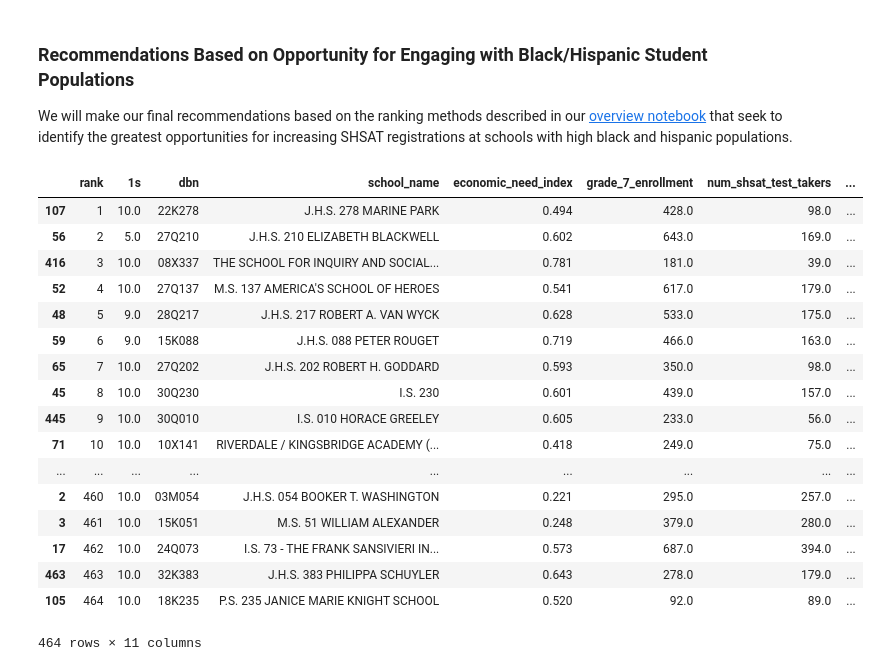
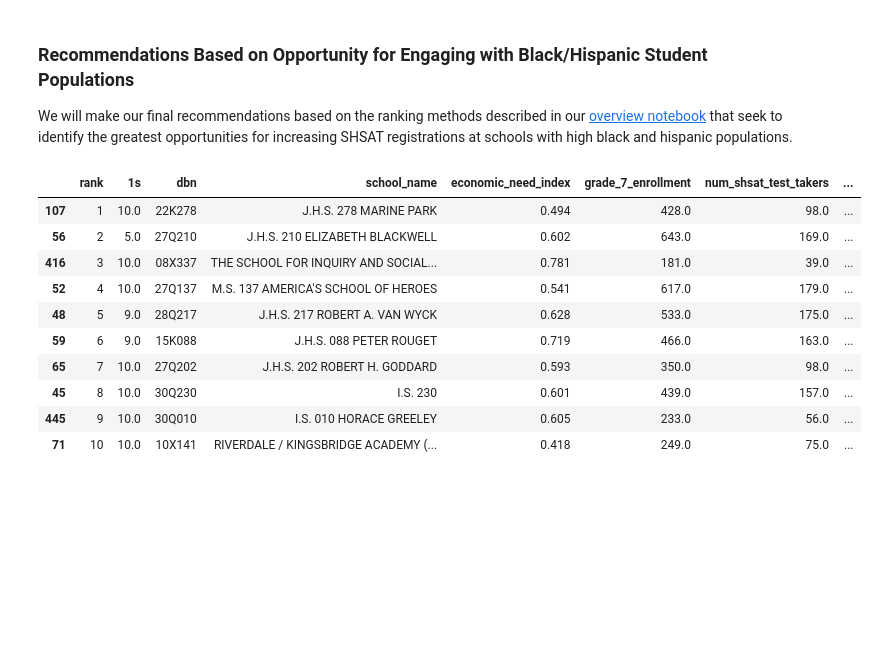
Before and after one commit to mwinton/W207-final-project, a Jupyter notebook: model_forests.ipynb, the cells around one changed output. Saved outputs shown, nothing was run; the diff lists cells and outputs as text; code cells hidden in the pictures; blank space fills up the shorter version.

```diff
--- a/model_forests.ipynb
+++ b/model_forests.ipynb
@@ -307,33 +300,26 @@ We will make our final recommendations based on the ranking methods described in
 # %%
 fp_df = run_model_get_ordered_predictions(best_forest, train_data, test_data,
                                       train_prepped, test_prepped,
                                       train_labels, test_labels)
 
 
 # We now use another util function to generate the list we'll feed to our final
 # ensemble evaluation.
 
 df_passnyc = create_passnyc_list(fp_df, train_data, test_data, train_labels, test_labels)
 # Write to CSV
 df_passnyc.to_csv('results/results.randomforest.csv')
 
-df_passnyc
+df_passnyc.head(10)
 # %% [output]
 |  | rank | 1s | dbn | school_name | economic_need_index | grade_7_enrollment | num_shsat_test_takers | ... |
 | 107 | 1 | 10.0 | 22K278 | J.H.S. 278 MARINE PARK | 0.494 | 428.0 | 98.0 | ... |
 | 56 | 2 | 5.0 | 27Q210 | J.H.S. 210 ELIZABETH BLACKWELL | 0.602 | 643.0 | 169.0 | ... |
 | 416 | 3 | 10.0 | 08X337 | THE SCHOOL FOR INQUIRY AND SOCIAL... | 0.781 | 181.0 | 39.0 | ... |
 | 52 | 4 | 10.0 | 27Q137 | M.S. 137 AMERICA'S SCHOOL OF HEROES | 0.541 | 617.0 | 179.0 | ... |
 | 48 | 5 | 9.0 | 28Q217 | J.H.S. 217 ROBERT A. VAN WYCK | 0.628 | 533.0 | 175.0 | ... |
 | 59 | 6 | 9.0 | 15K088 | J.H.S. 088 PETER ROUGET | 0.719 | 466.0 | 163.0 | ... |
 | 65 | 7 | 10.0 | 27Q202 | J.H.S. 202 ROBERT H. GODDARD | 0.593 | 350.0 | 98.0 | ... |
 | 45 | 8 | 10.0 | 30Q230 | I.S. 230 | 0.601 | 439.0 | 157.0 | ... |
 | 445 | 9 | 10.0 | 30Q010 | I.S. 010 HORACE GREELEY | 0.605 | 233.0 | 56.0 | ... |
 | 71 | 10 | 10.0 | 10X141 | RIVERDALE / KINGSBRIDGE ACADEMY (... | 0.418 | 249.0 | 75.0 | ... |
-| ... | ... | ... | ... | ... | ... | ... | ... | ... |
-| 2 | 460 | 10.0 | 03M054 | J.H.S. 054 BOOKER T. WASHINGTON | 0.221 | 295.0 | 257.0 | ... |
-| 3 | 461 | 10.0 | 15K051 | M.S. 51 WILLIAM ALEXANDER | 0.248 | 379.0 | 280.0 | ... |
-| 17 | 462 | 10.0 | 24Q073 | I.S. 73 - THE FRANK SANSIVIERI IN... | 0.573 | 687.0 | 394.0 | ... |
-| 463 | 463 | 10.0 | 32K383 | J.H.S. 383 PHILIPPA SCHUYLER | 0.643 | 278.0 | 179.0 | ... |
-| 105 | 464 | 10.0 | 18K235 | P.S. 235 JANICE MARIE KNIGHT SCHOOL | 0.520 | 92.0 | 89.0 | ... |
-464 rows × 11 columns
```
Also changed, not shown: parts of 1 cell of this notebook, 1 other file.
